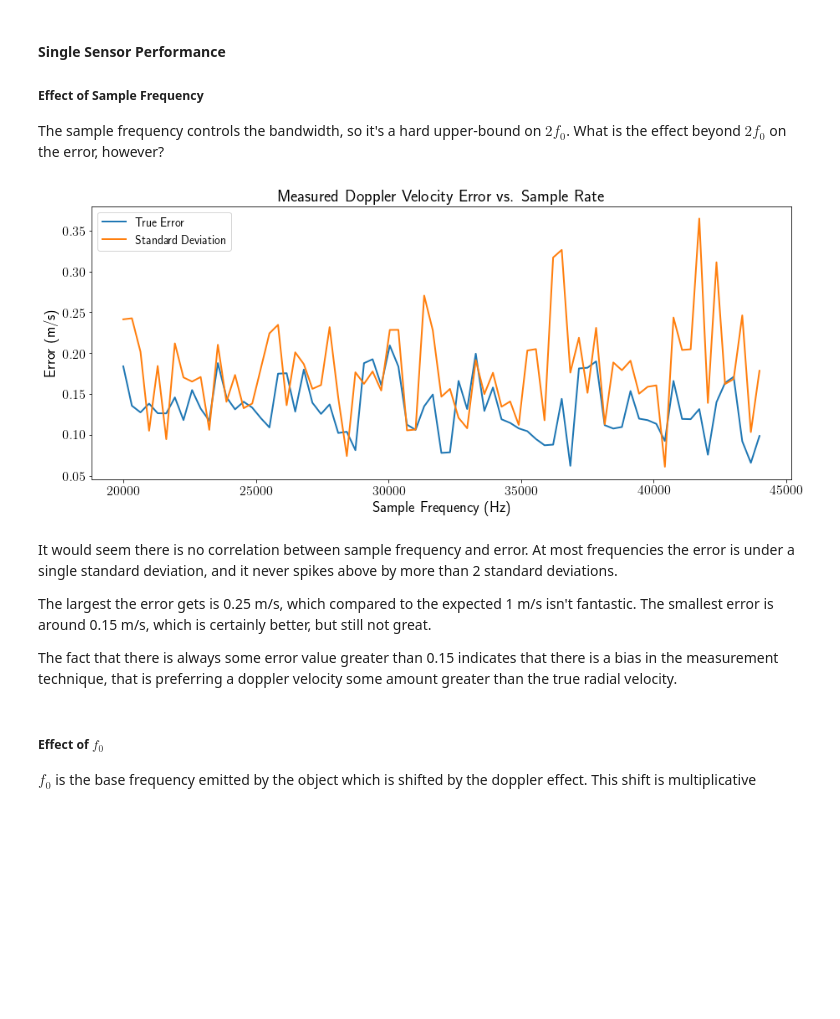
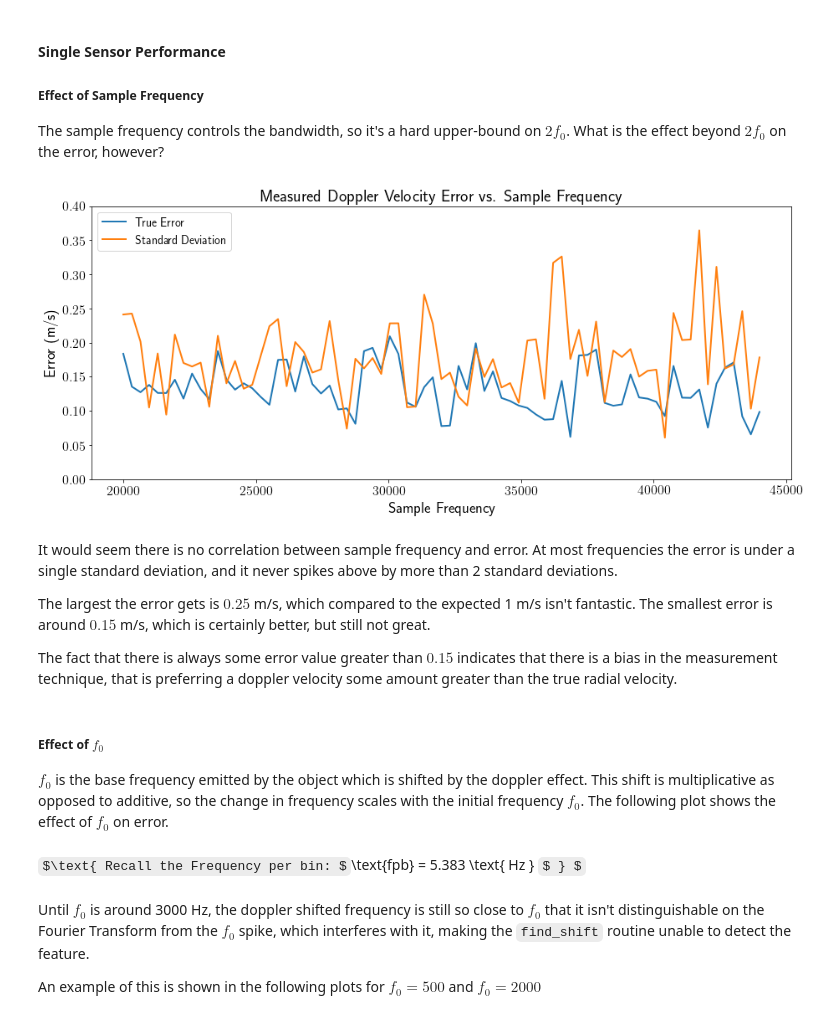
Before and after one commit to EdWard680/pi_echo, a Jupyter notebook: simulation/notebook/Report.ipynb, the cells around one changed output. Saved outputs shown, nothing was run; the diff lists cells and outputs as text; code cells hidden in the pictures; some formulas as TeX source; blank space fills up the shorter version.

```diff
--- a/simulation/notebook/Report.ipynb
+++ b/simulation/notebook/Report.ipynb
@@ -352,7 +349,7 @@ def find_shift(T_s, f0, spectrum):
     peak_start = peak_end = min(peak_start, peak_end)
 
     if peak_start == 0:
-        return 0, 2*freq_per_bin(sample_period, samples), 0
+        return 0, .2*fpb, 0
 
     mean, std_dev = characterize_peak(spectrum[max_peak-peak_start:max_peak+peak_end])
     mean += max_peak-peak_start
@@ -414,6 +411,10 @@ Recalling from the beginning of this example simulation, the original velocity w
 
 The following example simulation will show a case where the sensor and object have the same $y$-value, such that we expect the radial velocity to be the x-component of the object's velocity vector.
 # %%
+# New default q
+# Parallel on x-axis
+q = np.array([2, 0])
+
 def simulate_single(f_s=f_s, n=n, f0=f0, p0=p0, q=q, v=v, batch=False):
     vr = radial_velocity(p0, q, v)
     T_s = sample_period(f_s)
@@ -451,13 +452,7 @@ def simulate_single(f_s=f_s, n=n, f0=f0, p0=p0, q=q, v=v, batch=False):
         plot_layout(left, [p0], q=q, v=v, vr=[vr], vd=[vd], title="Layout")
         plot_spectrum(right, [spec], [df_mean], f0, freq_per_bin(T_s, n))
 
-
-# Parallel on x-axis
-simulate_single(
-    p0=np.array([0, 0])
-    , q=np.array([2, 0])
-    , v=np.array([1, 1])
-)
+simulate_single(q=q)
 # %% [output]
 $\text{ True Radial Velocity: $\dot r = 1.000 \text{ m/s } $ } $
 $\text{ Estimated Radial Velocity: $\dot r_\text{doppler} = 1.083 \text{ m/s } $ } $
@@ -474,34 +469,52 @@ The sample frequency controls the bandwidth, so it's a hard upper-bound on $2f_0
 # %%
 initial = 20000 # Hz
 final = 44000 # Hz
 sample_freqs = np.linspace(initial, final, 75).tolist()
 
-# f0 is chosen here to be quite a bit lower than the nyquist frequency by an arbitrary amount
-data = [simulate_single(f_s=float(f_s), f0=initial/2-999, q=np.array([2, 0]), batch=True)
-        for f_s in sample_freqs]
+def plot_error(xdata, ydata, label, top=1.2):
+    ax, _ = not_side_by_side()
+    simple_plot(
+        ax
+        , [d[0] for d in ydata]
+        , xdata
+        , label
+        , "Error (m/s)"
+        , "Measured Doppler Velocity Error vs. " + label
+    )
 
-ax, _ = not_side_by_side()
-simple_plot(
-    ax
-    , [d[0] for d in data]
-    , sample_freqs
-    , "Sample Frequency (Hz)"
-    , "Error (m/s)"
-    , "Measured Doppler Velocity Error vs. Sample Rate"
-)
+    simple_plot(ax, [d[1] for d in ydata], xdata)
 
-simple_plot(ax, [d[1] for d in data], sample_freqs)
+    ax.legend(["True Error", "Standard Deviation"])
+    ax.set_ylim(0, top)
 
-_ = ax.legend(["True Error", "Standard Deviation"])
+plot_error(sample_freqs,
+           [simulate_single(f_s=float(f_s), f0=initial/2-999, batch=True)
+            for f_s in sample_freqs],
+          "Sample Frequency",
+          0.4)
 # %% [output]
-[figure, old version]
+[figure, new version]
 # %% [markdown]
 It would seem there is no correlation between sample frequency and error. At most frequencies the error is under a single standard deviation, and it never spikes above by more than 2 standard deviations.
 
-The largest the error gets is 0.25 m/s, which compared to the expected 1 m/s isn't fantastic. The smallest error is around 0.15 m/s, which is certainly better, but still not great.
+The largest the error gets is $0.25$ m/s, which compared to the expected 1 m/s isn't fantastic. The smallest error is around $0.15$ m/s, which is certainly better, but still not great.
 
-The fact that there is always some error value greater than 0.15 indicates that there is a bias in the measurement technique, that is preferring a doppler velocity some amount greater than the true radial velocity.
+The fact that there is always some error value greater than $0.15$ indicates that there is a bias in the measurement technique, that is preferring a doppler velocity some amount greater than the true radial velocity.
 # %% [markdown]
 ##### Effect of $f_0$
 
-$f_0$ is the base frequency emitted by the object which is shifted by the doppler effect. This shift is multiplicative
+$f_0$ is the base frequency emitted by the object which is shifted by the doppler effect. This shift is multiplicative as opposed to additive, so the change in frequency scales with the initial frequency $f_0$. The following plot shows the effect of $f_0$ on error.
+# %%
+initial = 300
+final = 21000
+f0s = np.linspace(initial, final, 84).tolist()
+
+display_var("\\text{fpb}", freq_per_bin(T_s, n), "Hz", "Recall the Frequency per bin: ")
+
+plot_error(f0s, [simulate_single(f0=f0, batch=True) for f0 in f0s], "Emitted Frequency")
+# %% [output]
+$\text{ Recall the Frequency per bin: $\text{fpb} = 5.383 \text{ Hz } $ } $
+# %% [markdown]
+Until $f_0$ is around 3000 Hz, the doppler shifted frequency is still so close to $f_0$ that it isn't distinguishable on the Fourier Transform from the $f_0$ spike, which interferes with it, making the `find_shift` routine unable to detect the feature.
+
+An example of this is shown in the following plots for $f_0 = 500$ and $f_0 = 2000$
```
Also changed, not shown: parts of 26 cells of this notebook.
